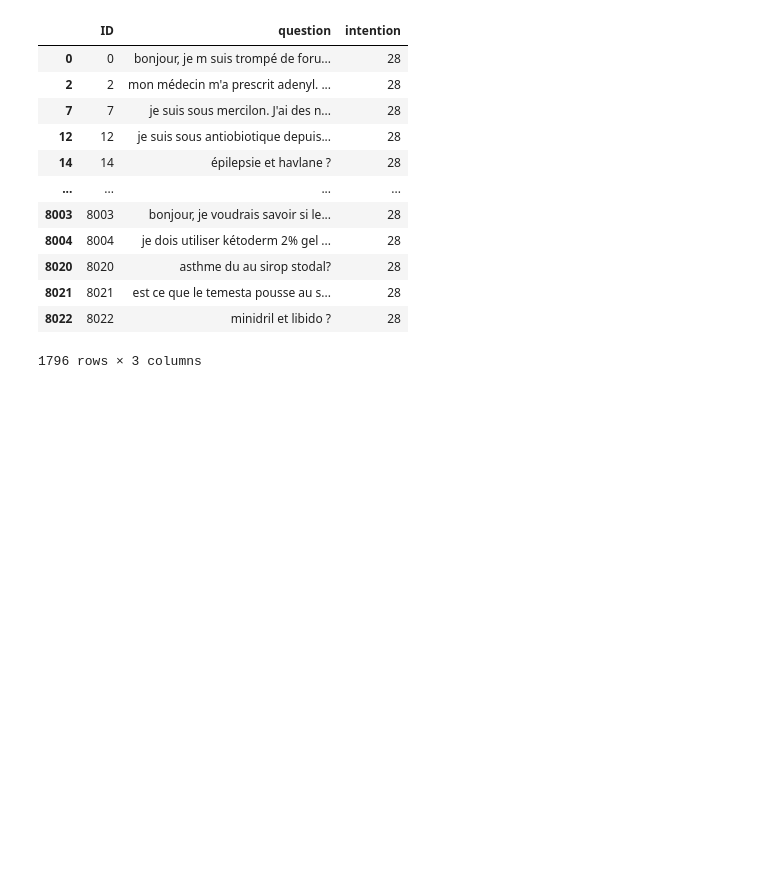
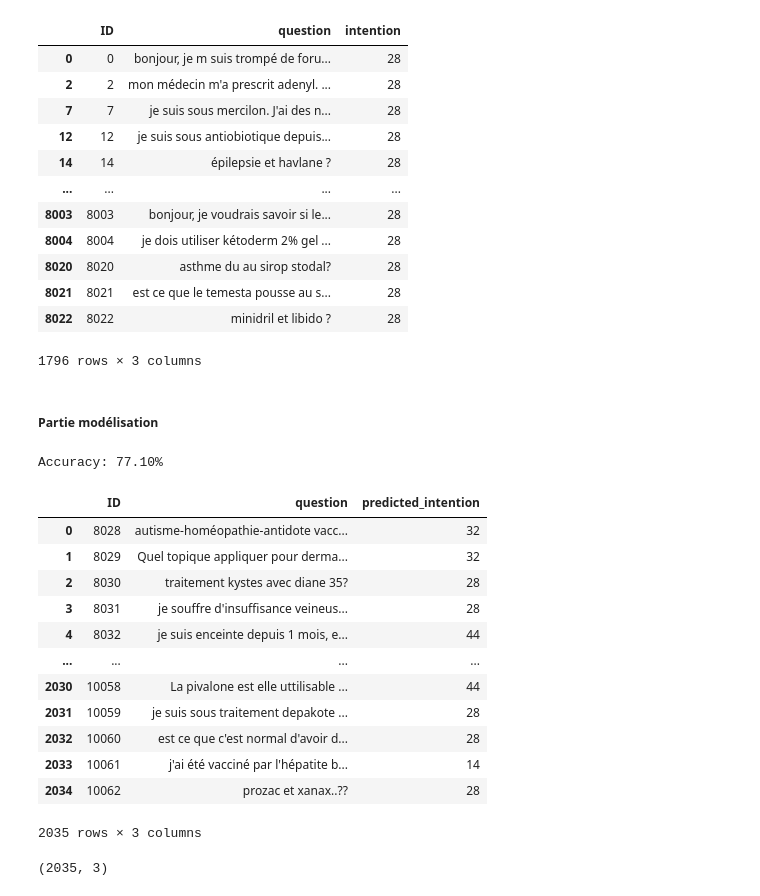
Before and after one commit to Joseph-Willson/projet_NLP, a Jupyter notebook: projet_NLP.ipynb, the cells around one changed output. Cells and saved outputs as stored; diff of their text form; code cells hidden in the pictures; blank space fills up the shorter version.

```diff
--- a/projet_NLP.ipynb
+++ b/projet_NLP.ipynb
@@ -197,3 +210,67 @@ ligne_intentions_28
 | 8021 | 8021 | est ce que le temesta pousse au s... | 28 |
 | 8022 | 8022 | minidril et libido ? | 28 |
 1796 rows × 3 columns
+# %% [markdown]
+##### Partie modélisation
+# %%
+from sklearn.svm import SVC
+
+
+counter = Counter(data['intention'].tolist())
+top_10_varieties = {i[0]: idx for idx, i in enumerate(counter.most_common(10))}
+data = data[data['intention'].map(lambda x: x in top_10_varieties)]
+
+description_list = data['question'].tolist()
+varietal_list = [top_10_varieties[i] for i in data['intention'].tolist()]
+varietal_list = np.array(varietal_list)
+
+count_vect = CountVectorizer()
+x_train_counts = count_vect.fit_transform(description_list)
+
+
+tfidf_transformer = TfidfTransformer()
+x_train_tfidf = tfidf_transformer.fit_transform(x_train_counts)
+
+train_x, test_x, train_y, test_y = train_test_split(x_train_tfidf, varietal_list, test_size=0.3)
+
+clf = SVC(kernel='linear').fit(train_x, train_y)
+y_score = clf.predict(test_x)
+
+n_right = 0
+for i in range(len(y_score)):
+    if y_score[i] == test_y[i]:
+        n_right += 1
+
+print("Accuracy: %.2f%%" % ((n_right/float(len(test_y)) * 100)))
+# %% [output]
+Accuracy: 77.10%
+# %%
+x_test_counts = count_vect.transform(x_test['question'].tolist())
+x_test_tfidf = tfidf_transformer.transform(x_test_counts)
+
+# Predict labels for x_test
+y_test_score = clf.predict(x_test_tfidf)
+
+# Now you have the predicted labels for x_test, you can do whatever you want with them
+# For example, you can add the predicted labels to x_test DataFrame
+x_test['predicted_intention'] = [list(top_10_varieties.keys())[i] for i in y_test_score]
+# %%
+x_test
+# %% [output]
+|  | ID | question | predicted_intention |
+| 0 | 8028 | autisme-homéopathie-antidote vacc... | 32 |
+| 1 | 8029 | Quel topique appliquer pour derma... | 32 |
+| 2 | 8030 | traitement kystes avec diane 35? | 28 |
+| 3 | 8031 | je souffre d'insuffisance veineus... | 28 |
+| 4 | 8032 | je suis enceinte depuis 1 mois, e... | 44 |
+| ... | ... | ... | ... |
+| 2030 | 10058 | La pivalone est elle uttilisable ... | 44 |
+| 2031 | 10059 | je suis sous traitement depakote ... | 28 |
+| 2032 | 10060 | est ce que c'est normal d'avoir d... | 28 |
+| 2033 | 10061 | j'ai été vacciné par l'hépatite b... | 14 |
+| 2034 | 10062 | prozac et xanax..?? | 28 |
+2035 rows × 3 columns
+# %%
+x_test.shape
+# %% [output]
+(2035, 3)
```
Also changed, not shown: parts of 6 cells of this notebook, 1 other file.
